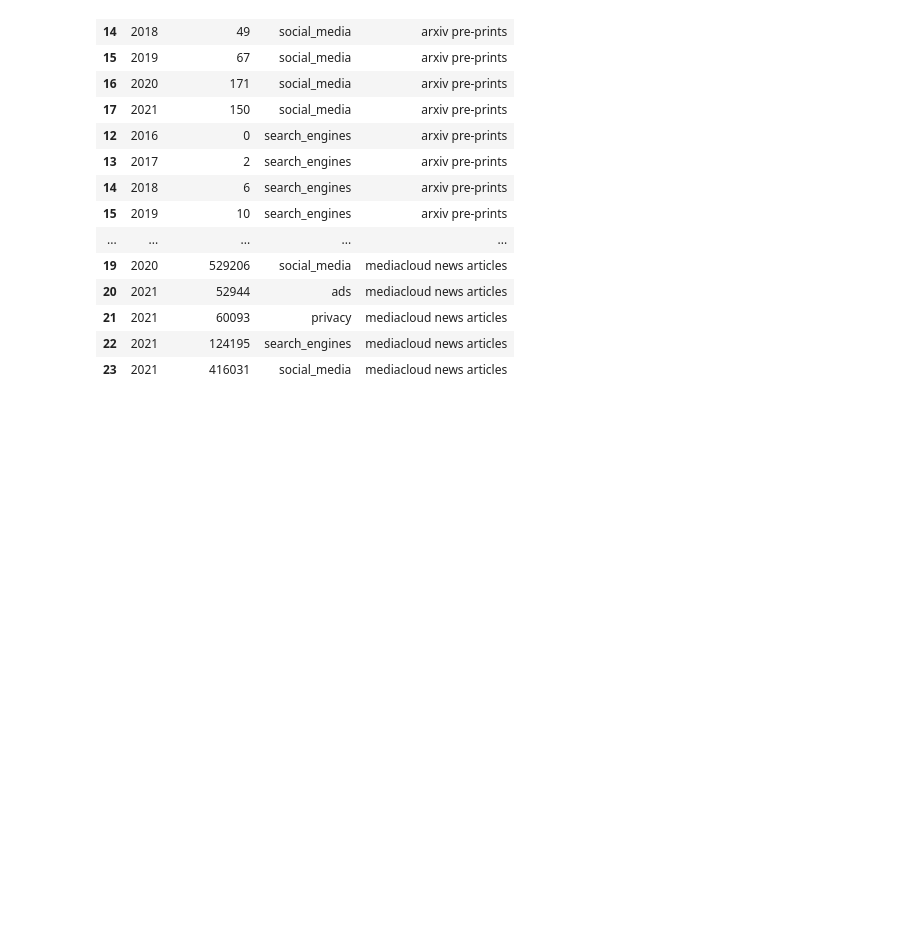
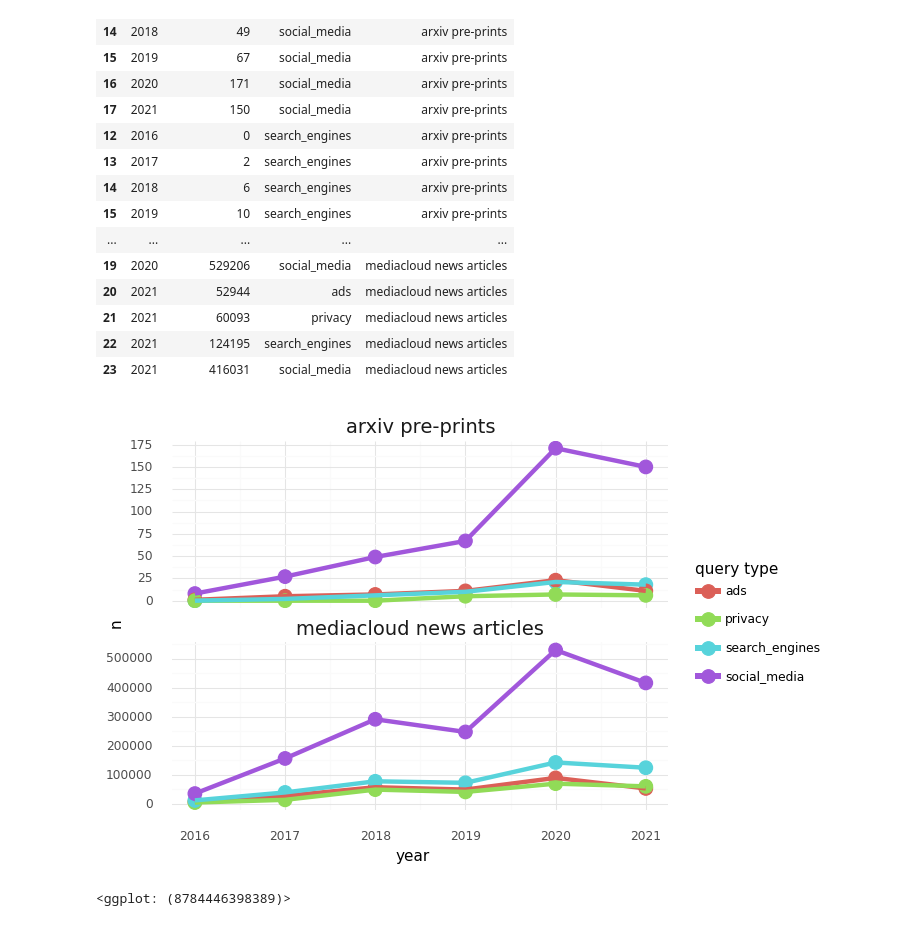
Before and after one commit to josemreis/tracking-misinfo-blogpost, a Jupyter notebook: analysis.ipynb, the cells around one changed output. Drawn from its saved outputs; the diff is of its cells as text; code cells hidden in the pictures; blank space fills up the shorter version.

Commit message:
make separated plots

```diff
--- a/analysis.ipynb
+++ b/analysis.ipynb
@@ -234,3 +234,21 @@ plot_data
 | 21 | 2021 | 60093 | privacy | mediacloud news articles |
 | 22 | 2021 | 124195 | search_engines | mediacloud news articles |
 | 23 | 2021 | 416031 | social_media | mediacloud news articles |
+# %%
+p = (
+    ggplot(data = plot_data)
+    + aes(x = "year", y = "article_count", fill = "query_name", color = "query_name")
+    + geom_point(size = 5)
+    + geom_line(size = 1.8)
+    + scale_y_continuous(breaks = extended_breaks(n = 8))
+    + labs(
+        y = "n",
+        fill = "query type",
+        color = "query type")
+    + facet_wrap("data_source", scales = "free_y", nrow = 2)
+    + theme(strip_text = element_text(size = 14))
+)
+p
+# %% [output]
+[figure, added]
+<ggplot: (8784446398389)>
```
Also changed, not shown: parts of 5 cells of this notebook.
